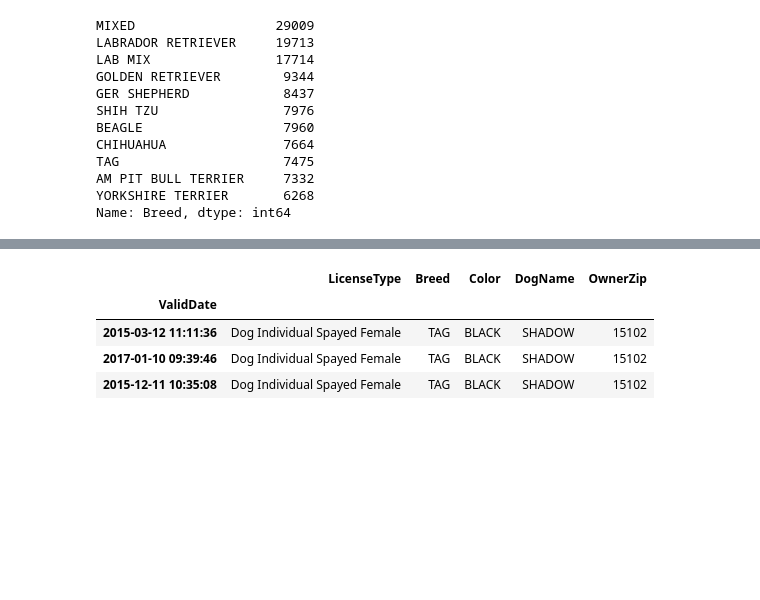
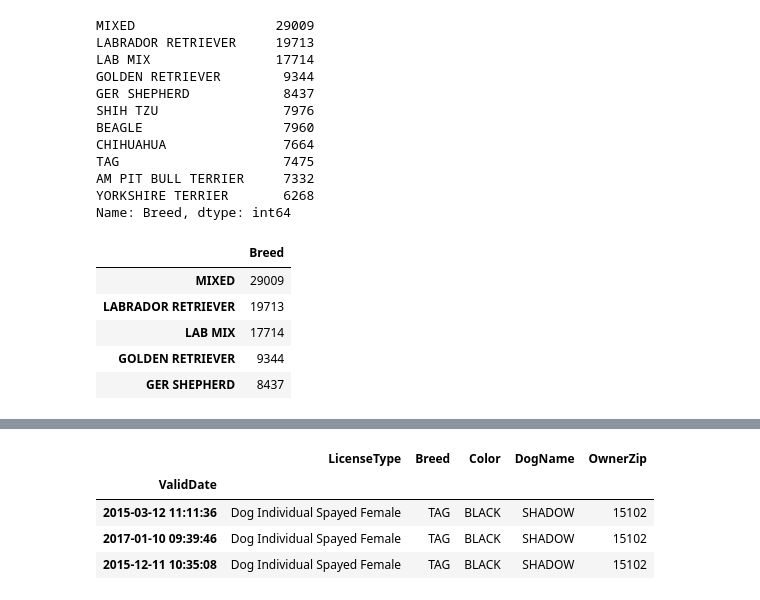
Before and after one commit to kjsampler/Using-AI-to-Predict-Dog-Licenses, a Jupyter notebook: Multivariate LSTM.ipynb, the cells around one changed output, grey strips where cells are left out. Saved outputs shown, nothing was run; the diff lists cells and outputs as text; code cells hidden in the pictures; blank space fills up the shorter version.

```diff
--- a/Multivariate LSTM.ipynb
+++ b/Multivariate LSTM.ipynb
@@ -75,3 +75,13 @@ TAG                     7475
 AM PIT BULL TERRIER     7332
 YORKSHIRE TERRIER       6268
 Name: Breed, dtype: int64
+# %%
+top_ten_bar = pd.DataFrame(top_ten)
+top_ten_bar.head()
+# %% [output]
+|  | Breed |
+| MIXED | 29009 |
+| LABRADOR RETRIEVER | 19713 |
+| LAB MIX | 17714 |
+| GOLDEN RETRIEVER | 9344 |
+| GER SHEPHERD | 8437 |
```
Also changed, not shown: parts of 1 cell of this notebook.
